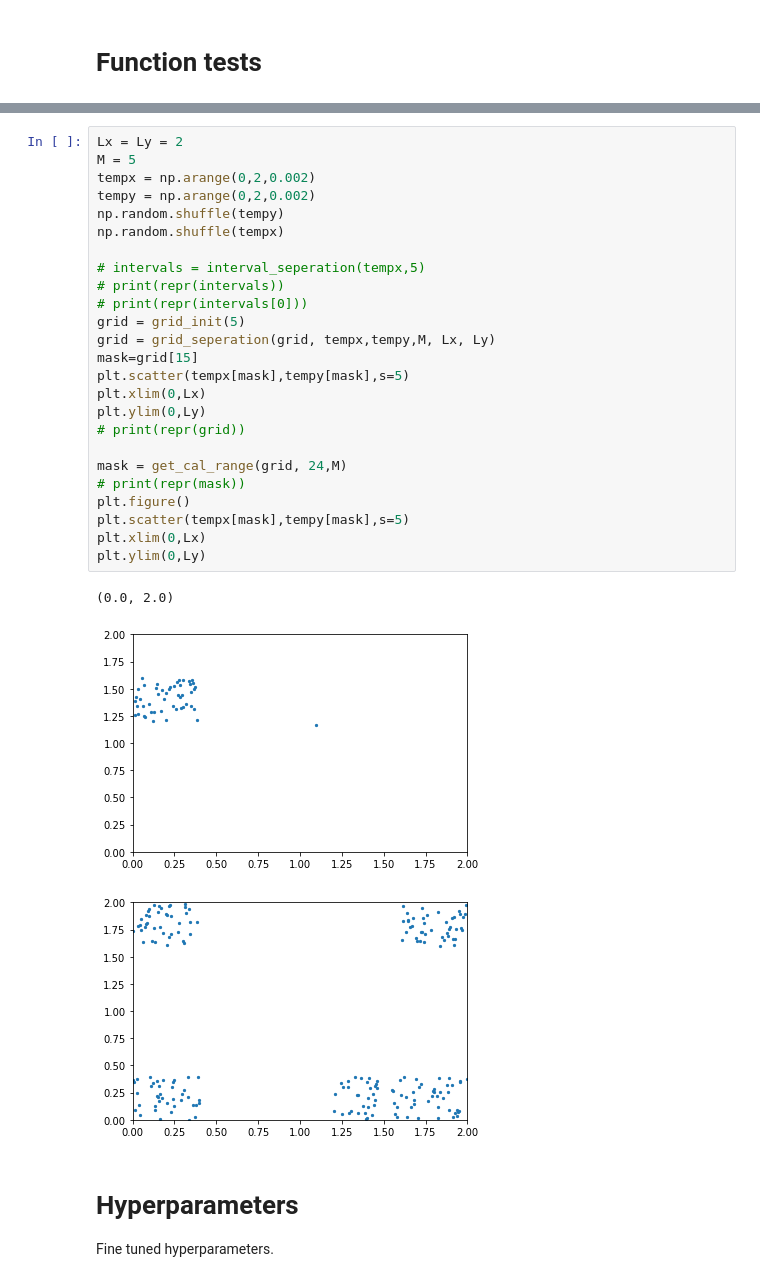
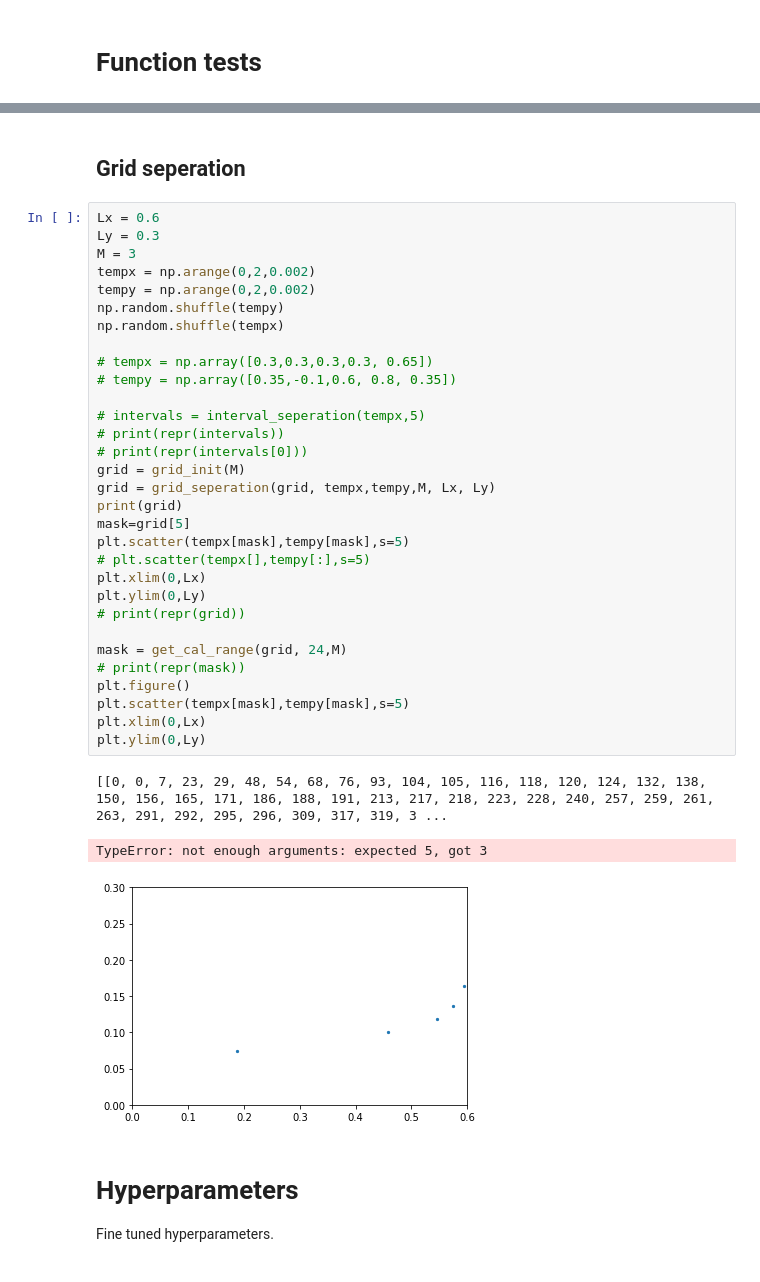
Before and after one commit to Enthazy/MIPS, a Jupyter notebook: MIPS_cpu - refine.ipynb, the cells around one changed output, grey strips where cells are left out. Saved outputs shown, nothing was run; the diff lists cells and outputs as text.

```diff
--- a/MIPS_cpu - refine.ipynb
+++ b/MIPS_cpu - refine.ipynb
@@ -425,32 +473,40 @@ display(coords[:,0], coords[:,1])
+# %% [markdown]
+## Grid seperation
 # %%
-Lx = Ly = 2
-M = 5
+Lx = 0.6
+Ly = 0.3
+M = 3
 tempx = np.arange(0,2,0.002)
 tempy = np.arange(0,2,0.002)
 np.random.shuffle(tempy)
 np.random.shuffle(tempx)
 
+# tempx = np.array([0.3,0.3,0.3,0.3, 0.65])
+# tempy = np.array([0.35,-0.1,0.6, 0.8, 0.35])
+
 # intervals = interval_seperation(tempx,5)
 # print(repr(intervals))
 # print(repr(intervals[0]))
-grid = grid_init(5)
+grid = grid_init(M)
 grid = grid_seperation(grid, tempx,tempy,M, Lx, Ly)
-mask=grid[15]
+print(grid)
+mask=grid[5]
 plt.scatter(tempx[mask],tempy[mask],s=5)
+# plt.scatter(tempx[],tempy[:],s=5)
 plt.xlim(0,Lx)
 plt.ylim(0,Ly)
 # print(repr(grid))
 
 mask = get_cal_range(grid, 24,M)
 # print(repr(mask))
 plt.figure()
 plt.scatter(tempx[mask],tempy[mask],s=5)
 plt.xlim(0,Lx)
 plt.ylim(0,Ly)
 # %% [output]
-(0.0, 2.0)
+[[0, 0, 7, 23, 29, 48, 54, 68, 76, 93, 104, 105, 116, 118, 120, 124, 132, 138, 150, 156, 165, 171, 186, 188, 191, 213, 217, 218, 223, 228, 240, 257, 259, 261, 263, 291, 292, 295, 296, 309, 317, 319, 3 ...
+TypeError: not enough arguments: expected 5, got 3
-[figure, old version]
+[figure, new version]
-[figure, removed]
 # %% [markdown]
 # Hyperparameters
 
```
Also changed, not shown: parts of 8 cells of this notebook.
